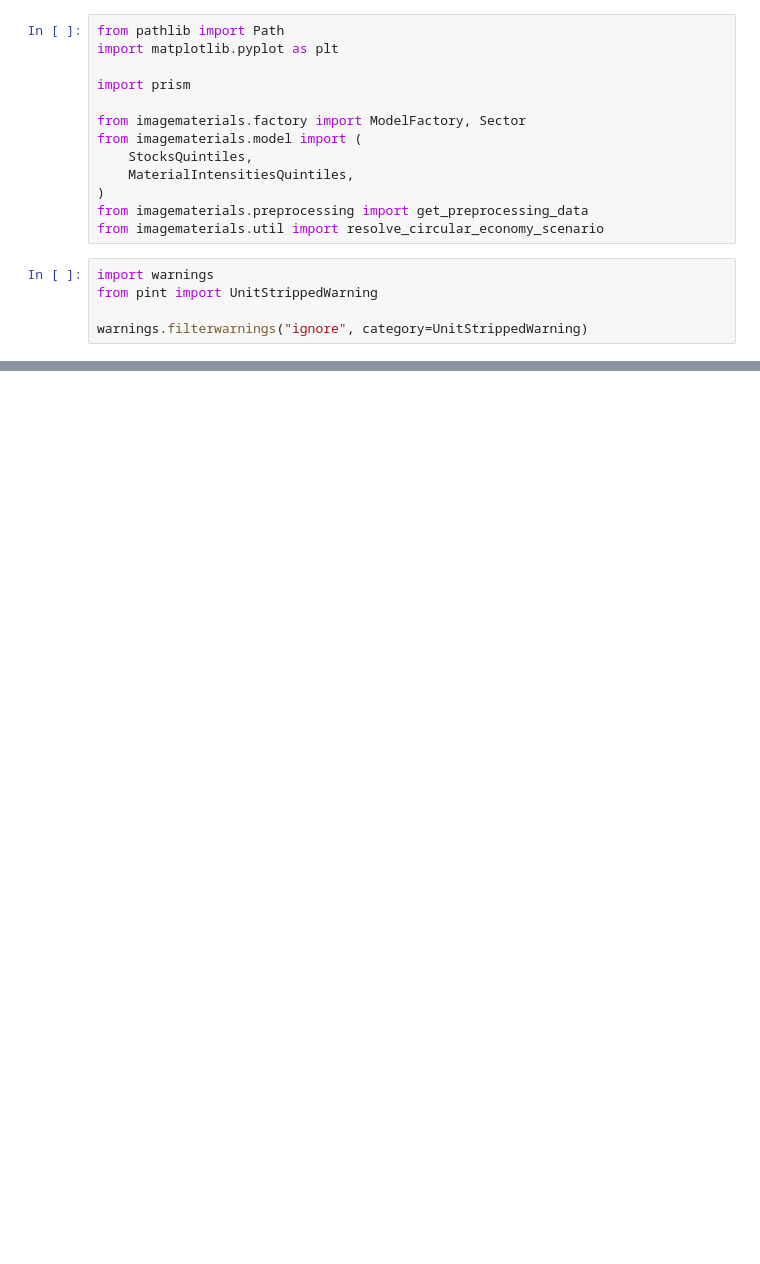
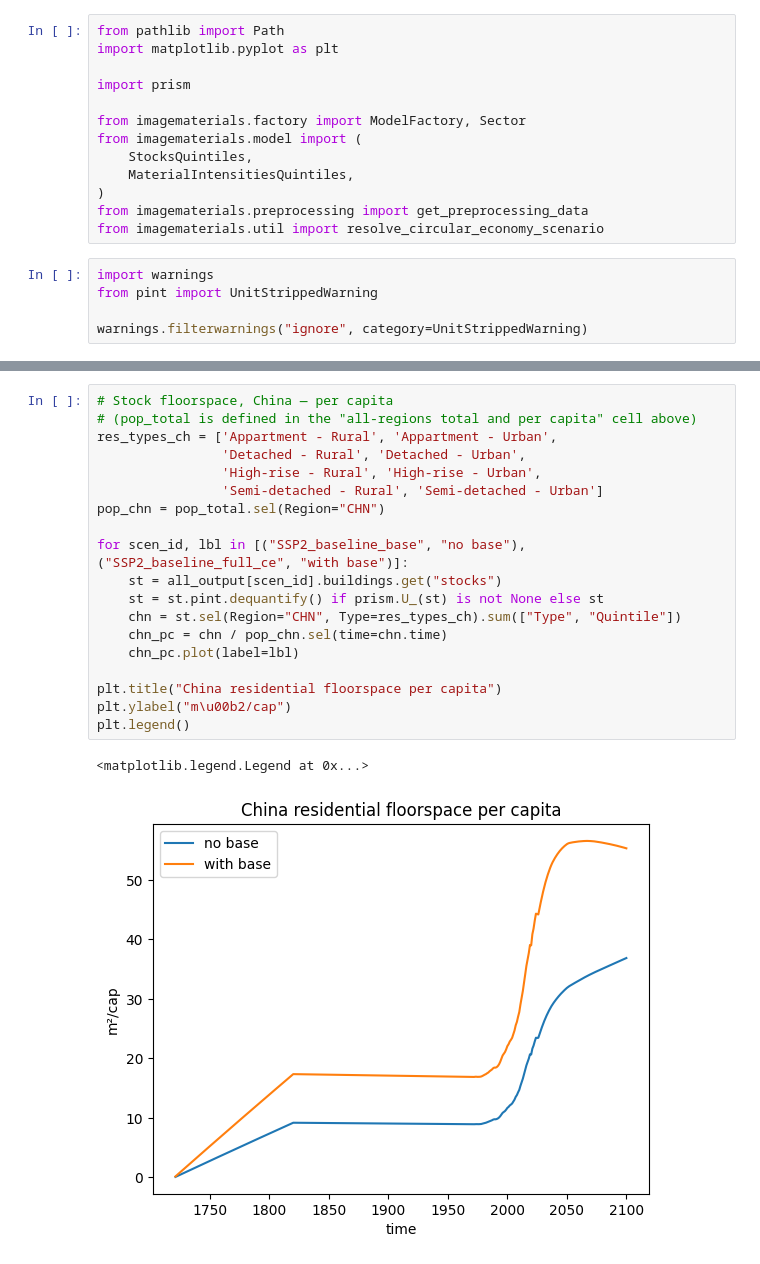
Before and after one commit to imagepbl/image-materials, a Jupyter notebook: examples/buildings.ipynb, the cells around one changed output, grey strips where cells are left out. Cells and saved outputs as stored; diff of their text form; blank space fills up the shorter version.

```diff
--- a/examples/buildings.ipynb
+++ b/examples/buildings.ipynb
@@ -140,0 +185,22 @@ fig.tight_layout()
+# %%
+# Stock floorspace, China — per capita
+# (pop_total is defined in the "all-regions total and per capita" cell above)
+res_types_ch = ['Appartment - Rural', 'Appartment - Urban',
+                'Detached - Rural', 'Detached - Urban',
+                'High-rise - Rural', 'High-rise - Urban',
+                'Semi-detached - Rural', 'Semi-detached - Urban']
+pop_chn = pop_total.sel(Region="CHN")
+
+for scen_id, lbl in [("SSP2_baseline_base", "no base"), ("SSP2_baseline_full_ce", "with base")]:
+    st = all_output[scen_id].buildings.get("stocks")
+    st = st.pint.dequantify() if prism.U_(st) is not None else st
+    chn = st.sel(Region="CHN", Type=res_types_ch).sum(["Type", "Quintile"])
+    chn_pc = chn / pop_chn.sel(time=chn.time)
+    chn_pc.plot(label=lbl)
+
+plt.title("China residential floorspace per capita")
+plt.ylabel("m\u00b2/cap")
+plt.legend()
+# %% [output]
+<matplotlib.legend.Legend at 0x...>
+[figure, added]
```
Also changed, not shown: parts of 8 cells of this notebook, 10 other files.
